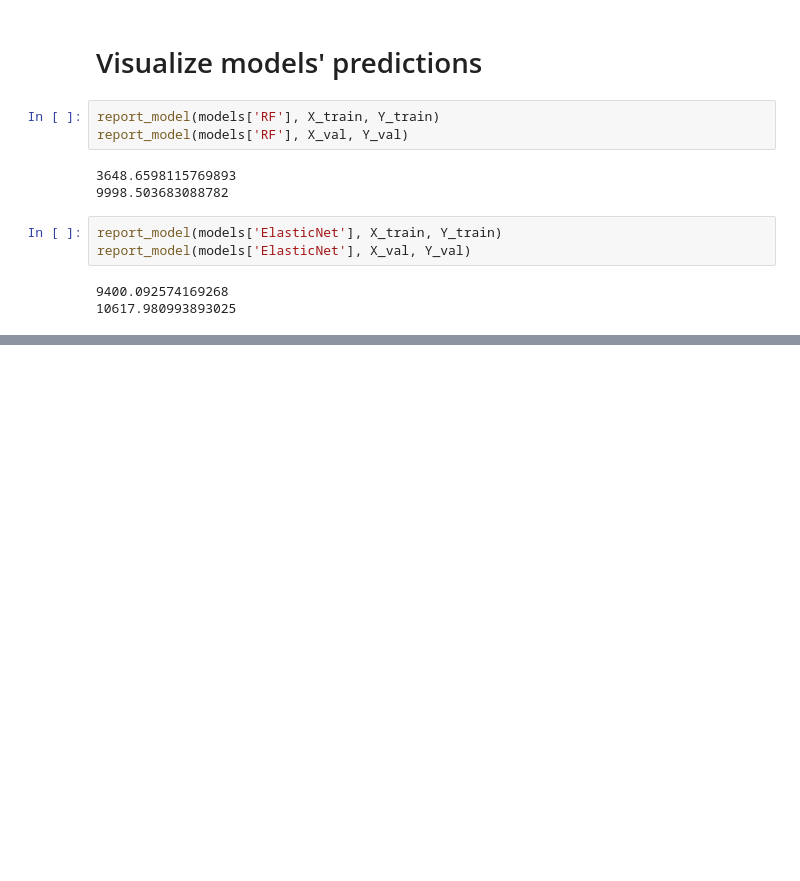
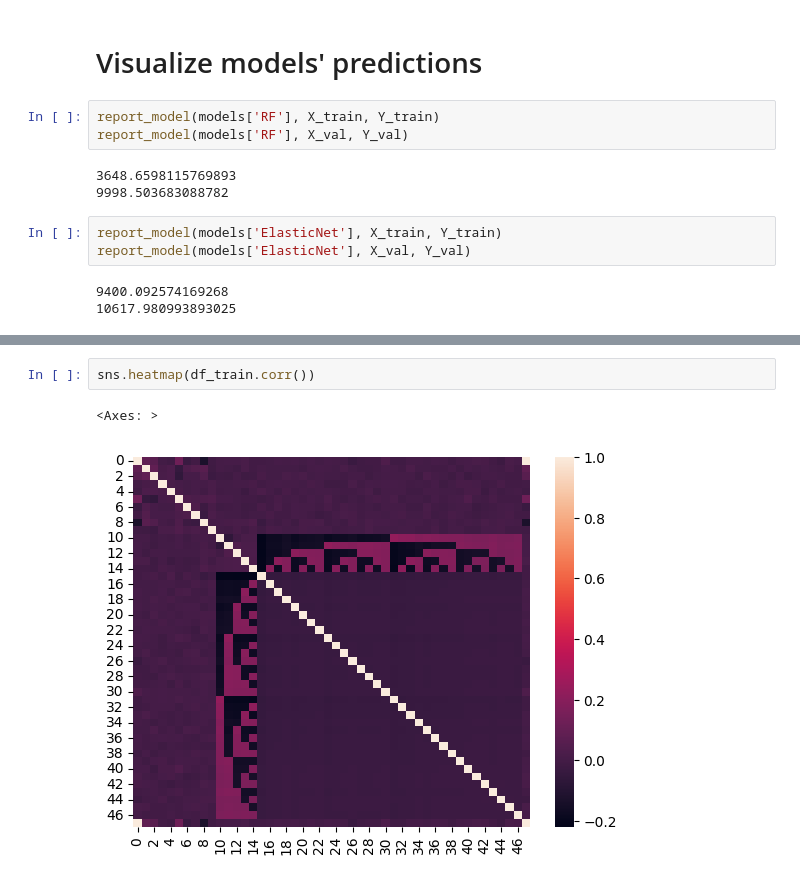
Before and after one commit to PashaIanko/Kaggle.ParisHousingPrices, a Jupyter notebook: 4_model_analysis.ipynb, the cells around one changed output, grey strips where cells are left out. Cells and saved outputs as stored; diff of their text form; blank space fills up the shorter version.

```diff
--- a/4_model_analysis.ipynb
+++ b/4_model_analysis.ipynb
@@ -190,0 +229,5 @@ visualize_predictions(
+# %%
+sns.heatmap(df_train.corr())
+# %% [output]
+<Axes: >
+[figure, added]
```
Also changed, not shown: parts of 13 cells of this notebook.
